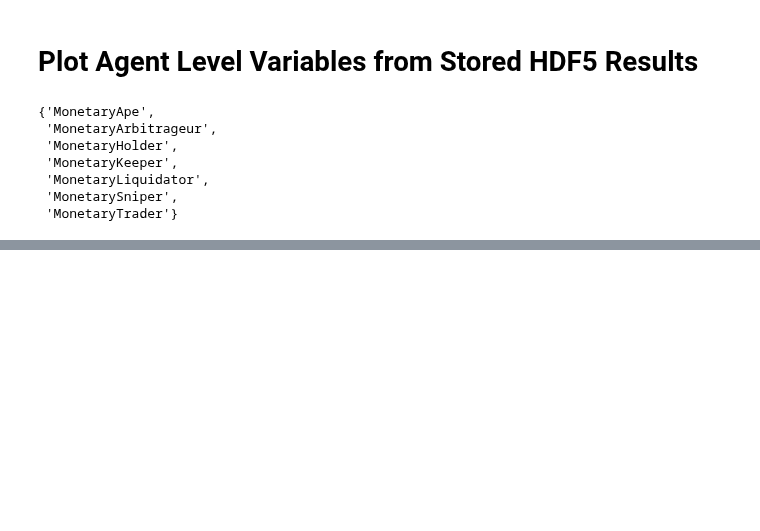
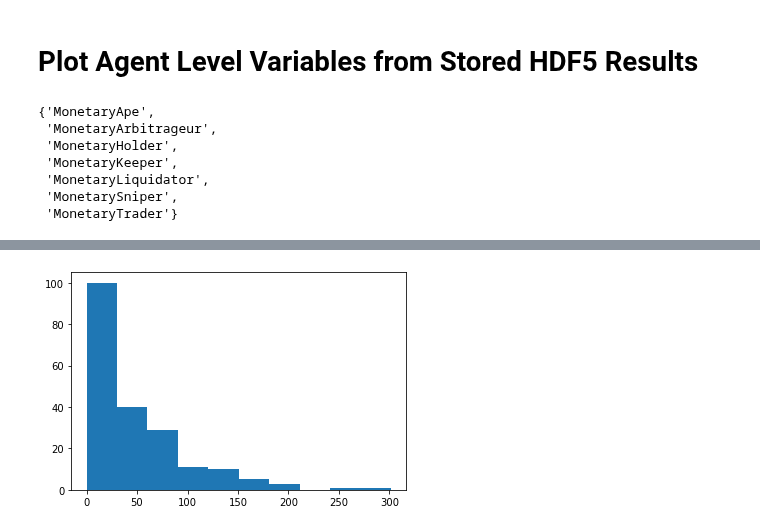
Before and after one commit to overlay-market/overlay-monetary, a Jupyter notebook: notebooks/Agent Based Simulation Long-Run Analysis with Snipers and Liquidators (1m data quoted in ETH).ipynb, the cells around one changed output, grey strips where cells are left out. Drawn from its saved outputs; the diff is of its cells as text; code cells hidden in the pictures; blank space fills up the shorter version.

Commit message:
- added further agent level report extraction functionality for HDF5 files

```diff
--- a/notebooks/Agent Based Simulation Long-Run Analysis with Snipers and Liquidators (1m data quoted in ETH).ipynb
+++ b/notebooks/Agent Based Simulation Long-Run Analysis with Snipers and Liquidators (1m data quoted in ETH).ipynb
@@ -1020,0 +1040,6 @@ for agent_type_string in sorted(hdf5_data_collection_file.agent_type_string_set)
+# %%
+terminal_wealth_for_arbitrageurs = \
+    (hdf5_data_collection_file
+     .get_agent_report_dataframe_for_specific_time_step(time_step=-1,
+                                                        agent_type_string='MonetaryArbitrageur')).loc[:, 'Wealth']
+terminal_wealth_for_arbitrageurs
@@ -1020,0 +1060,4 @@ for agent_type_string in sorted(hdf5_data_collection_file.agent_type_string_set)
+# %%
+plt.hist(terminal_wealth_for_arbitrageurs);
+# %% [output]
+[figure, added]
```
Also changed, not shown: parts of 21 cells of this notebook, 2 other files.
